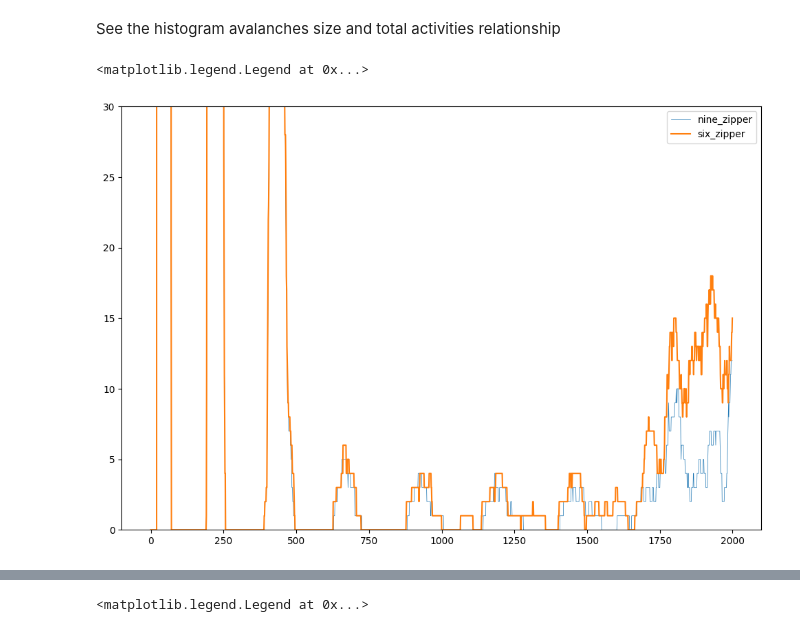
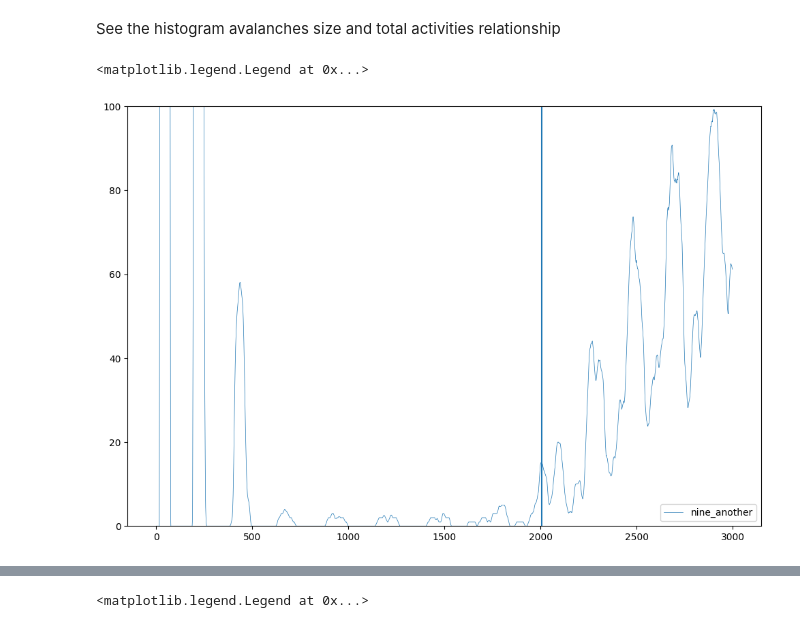
Before and after one commit to hhsherlock/Spiking_NN, a Jupyter notebook: mnst_learn/calculation.ipynb, the cells around one changed output, grey strips where cells are left out. Saved outputs shown, nothing was run; the diff lists cells and outputs as text; code cells hidden in the pictures.

```diff
--- a/mnst_learn/calculation.ipynb
+++ b/mnst_learn/calculation.ipynb
@@ -745,16 +749,20 @@ df_six_zipper = pd.DataFrame({
 # %%
 # df["time_num"] = pd.to_numeric(df["time"], errors="coerce")
 fig, ax = plt.subplots(figsize=(12, 8))
 # sns.scatterplot(data=df[:], x="time", y="value", ax=ax, s=5)
 # ax.plot(times[500:], sum_six.cpu()[500:], label='six', lw=0.5)
 # ax.plot(times[500:], sum_nine.cpu()[500:], label='nine', lw=0.5)
 # ax.plot(times[500:], sum_zero.cpu()[500:], label='zero', lw=0.5)
-# ax.plot(times[500:], sum_seven.cpu()[500:], label='seven', lw=0.5)
-ax.plot(times[:2000], sum_nine_zipper.cpu()[:2000], label='nine_zipper', lw=0.5)
-ax.plot(times[:2000], sum_six_zipper.cpu()[:2000], label='six_zipper', lw=1.5)
-ax.set_ylim([0,30])
+# ax.plot(times[:3000], sum_two_zipper.cpu()[:3000], label='seven', lw=0.5)
+# ax.plot(times[:3000]+500, sum_nine_zipper.cpu()[:3000], label='nine_zipper', lw=0.5)
+# ax.plot(times[:3000], sum_six_zipper.cpu()[:3000], label='six_zipper', lw=0.5)
+# ax.plot(times[:3000], sum_nine_another_zipper.cpu()[:3000], label='nine_another', lw=0.5)
+ax.plot(times[:3000], smooth_test[:3000], label='nine_another', lw=0.5)
+ax.axvline(x=1929+79)
+
+ax.set_ylim([0,100])
 
 ax.legend()
 # %% [output]
 <matplotlib.legend.Legend at 0x...>
-[figure, old version]
+[figure, new version]
```
Also changed, not shown: parts of 43 cells of this notebook, 7 other files.
